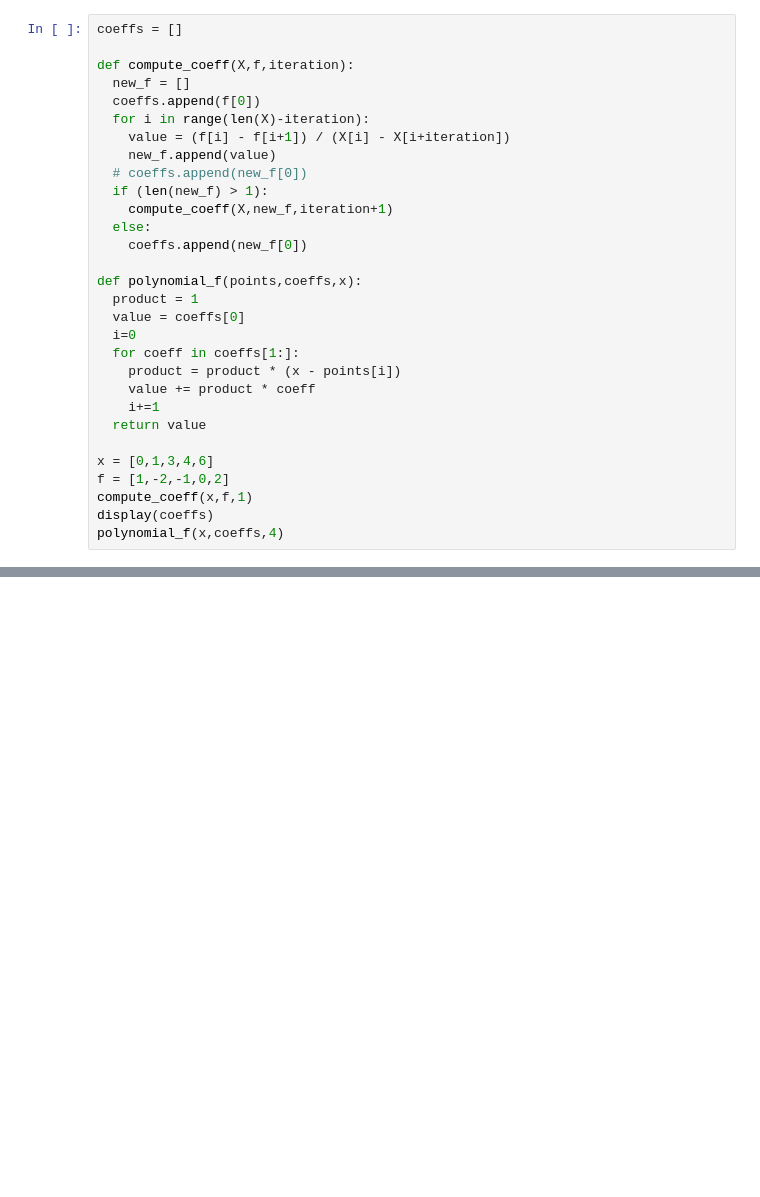
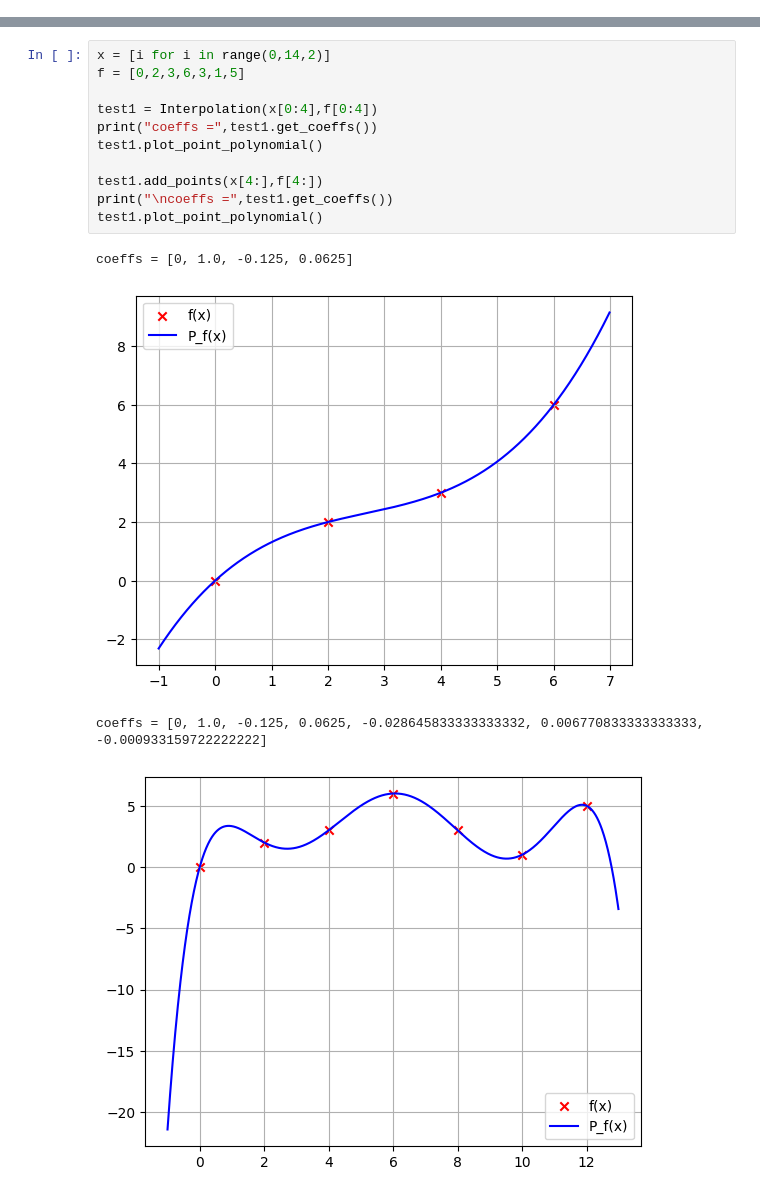
Before and after one commit to djouider/Math-in-Python, a Jupyter notebook: linear interpolation/interpolation.ipynb, the cells around one changed output, grey strips where cells are left out. Drawn from its saved outputs; the diff is of its cells as text; blank space fills up the shorter version.

```diff
--- a/linear interpolation/interpolation.ipynb
+++ b/linear interpolation/interpolation.ipynb
@@ -1,30 +0,0 @@
-# %%
-coeffs = []
-
-def compute_coeff(X,f,iteration):
-  new_f = []
-  coeffs.append(f[0])
-  for i in range(len(X)-iteration):
-    value = (f[i] - f[i+1]) / (X[i] - X[i+iteration])
-    new_f.append(value)
-  # coeffs.append(new_f[0])
-  if (len(new_f) > 1):
-    compute_coeff(X,new_f,iteration+1)
-  else:
-    coeffs.append(new_f[0])
-
-def polynomial_f(points,coeffs,x):
-  product = 1
-  value = coeffs[0]
-  i=0
-  for coeff in coeffs[1:]:
-    product = product * (x - points[i])
-    value += product * coeff
-    i+=1
-  return value
-
-x = [0,1,3,4,6]
-f = [1,-2,-1,0,2]
-compute_coeff(x,f,1)
-display(coeffs)
-polynomial_f(x,coeffs,4)
@@ -195,0 +145,16 @@ test1.get_coeffs()
+# %%
+x = [i for i in range(0,14,2)]
+f = [0,2,3,6,3,1,5]
+
+test1 = Interpolation(x[0:4],f[0:4])
+print("coeffs =",test1.get_coeffs())
+test1.plot_point_polynomial()
+
+test1.add_points(x[4:],f[4:])
+print("\ncoeffs =",test1.get_coeffs())
+test1.plot_point_polynomial()
+# %% [output]
+coeffs = [0, 1.0, -0.125, 0.0625]
+[figure, added]
+coeffs = [0, 1.0, -0.125, 0.0625, -0.028645833333333332, 0.006770833333333333, -0.000933159722222222]
+[figure, added]
```
Also changed, not shown: parts of 8 cells of this notebook.
